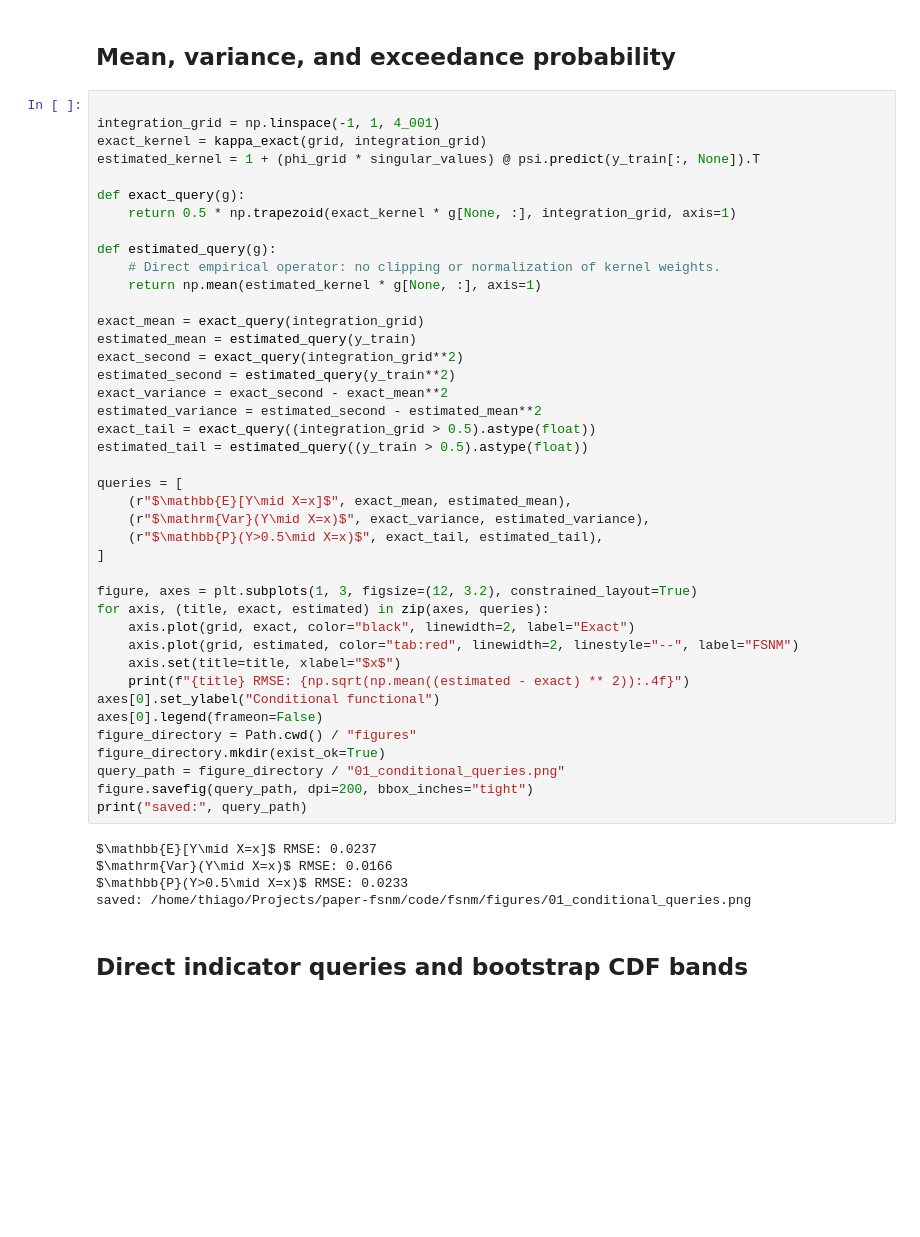
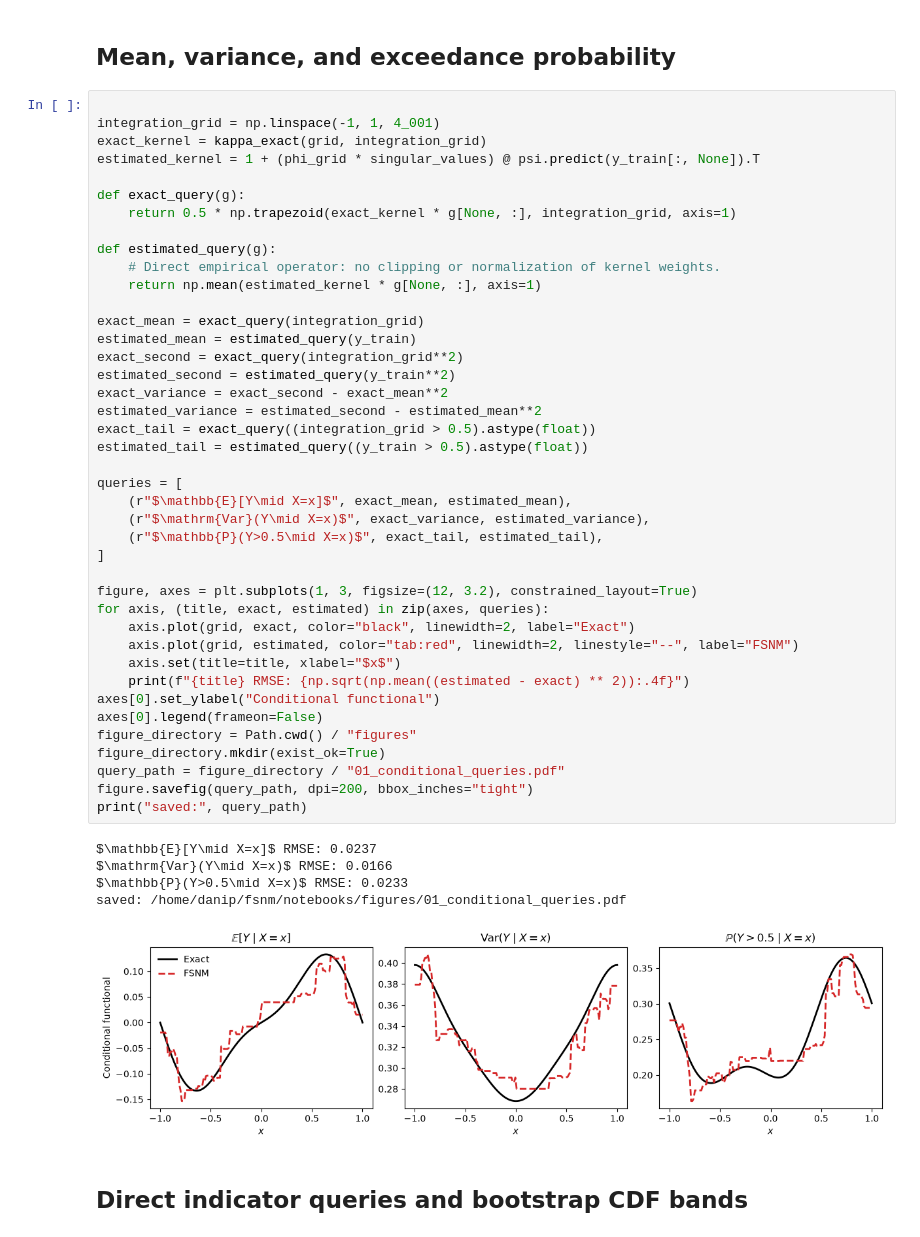
Before and after one commit to thiagorr162/fsnm, a Jupyter notebook: notebooks/04_conditional_queries.ipynb, the cells around one changed output. Cells and saved outputs as stored; diff of their text form; blank space fills up the shorter version.

```diff
--- a/notebooks/04_conditional_queries.ipynb
+++ b/notebooks/04_conditional_queries.ipynb
@@ -82,35 +82,36 @@ exact_mean = exact_query(integration_grid)
 estimated_mean = estimated_query(y_train)
 exact_second = exact_query(integration_grid**2)
 estimated_second = estimated_query(y_train**2)
 exact_variance = exact_second - exact_mean**2
 estimated_variance = estimated_second - estimated_mean**2
 exact_tail = exact_query((integration_grid > 0.5).astype(float))
 estimated_tail = estimated_query((y_train > 0.5).astype(float))
 
 queries = [
     (r"$\mathbb{E}[Y\mid X=x]$", exact_mean, estimated_mean),
     (r"$\mathrm{Var}(Y\mid X=x)$", exact_variance, estimated_variance),
     (r"$\mathbb{P}(Y>0.5\mid X=x)$", exact_tail, estimated_tail),
 ]
 
 figure, axes = plt.subplots(1, 3, figsize=(12, 3.2), constrained_layout=True)
 for axis, (title, exact, estimated) in zip(axes, queries):
     axis.plot(grid, exact, color="black", linewidth=2, label="Exact")
     axis.plot(grid, estimated, color="tab:red", linewidth=2, linestyle="--", label="FSNM")
     axis.set(title=title, xlabel="$x$")
     print(f"{title} RMSE: {np.sqrt(np.mean((estimated - exact) ** 2)):.4f}")
 axes[0].set_ylabel("Conditional functional")
 axes[0].legend(frameon=False)
 figure_directory = Path.cwd() / "figures"
 figure_directory.mkdir(exist_ok=True)
-query_path = figure_directory / "01_conditional_queries.png"
+query_path = figure_directory / "01_conditional_queries.pdf"
 figure.savefig(query_path, dpi=200, bbox_inches="tight")
 print("saved:", query_path)
 # %% [output]
 $\mathbb{E}[Y\mid X=x]$ RMSE: 0.0237
 $\mathrm{Var}(Y\mid X=x)$ RMSE: 0.0166
 $\mathbb{P}(Y>0.5\mid X=x)$ RMSE: 0.0233
-saved: /home/thiago/Projects/paper-fsnm/code/fsnm/figures/01_conditional_queries.png
+saved: /home/danip/fsnm/notebooks/figures/01_conditional_queries.pdf
+[figure, added]
 # %% [markdown]
 ## Direct indicator queries and bootstrap CDF bands
 # %%
```
Also changed, not shown: parts of 1 cell of this notebook, 10 other files.
